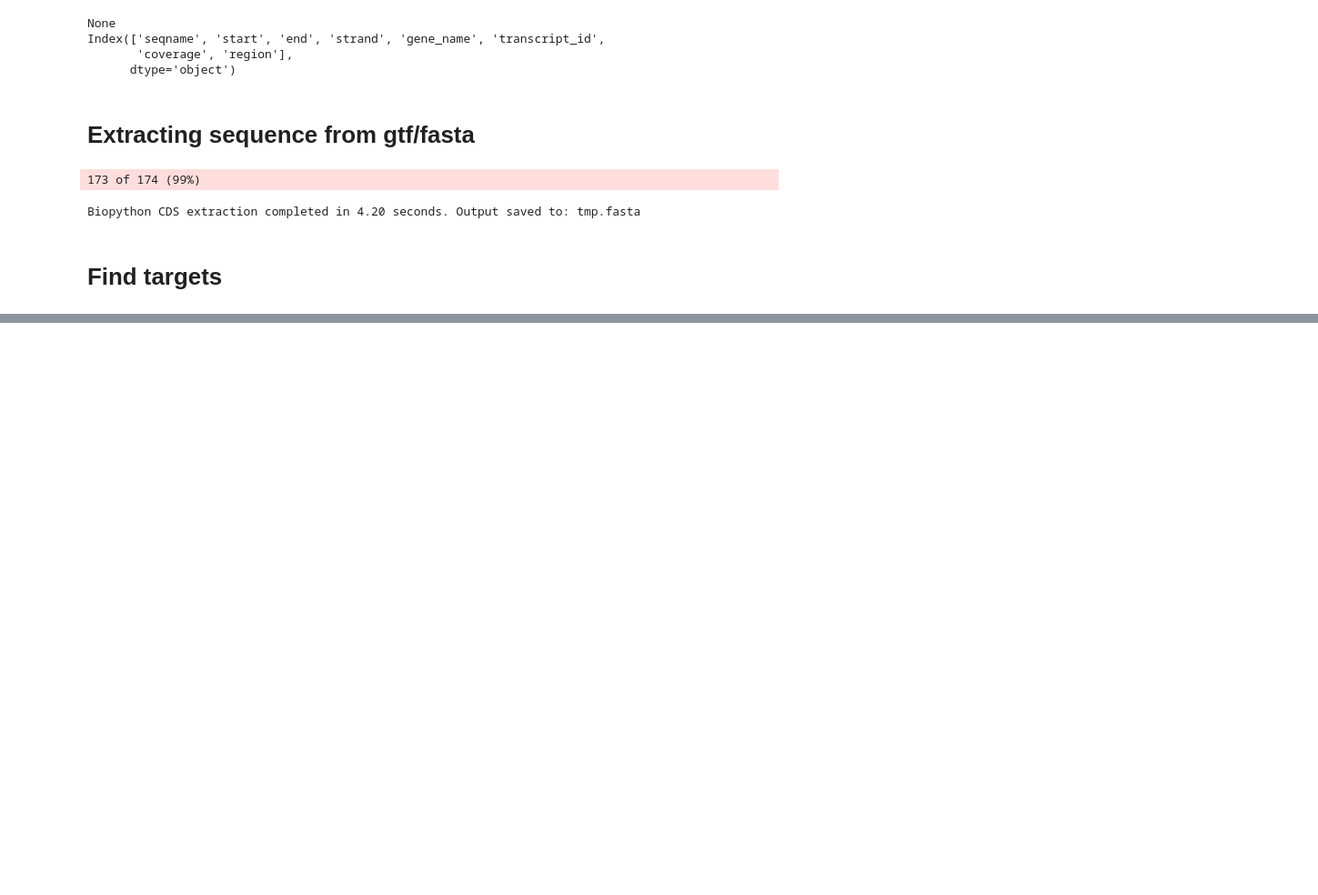
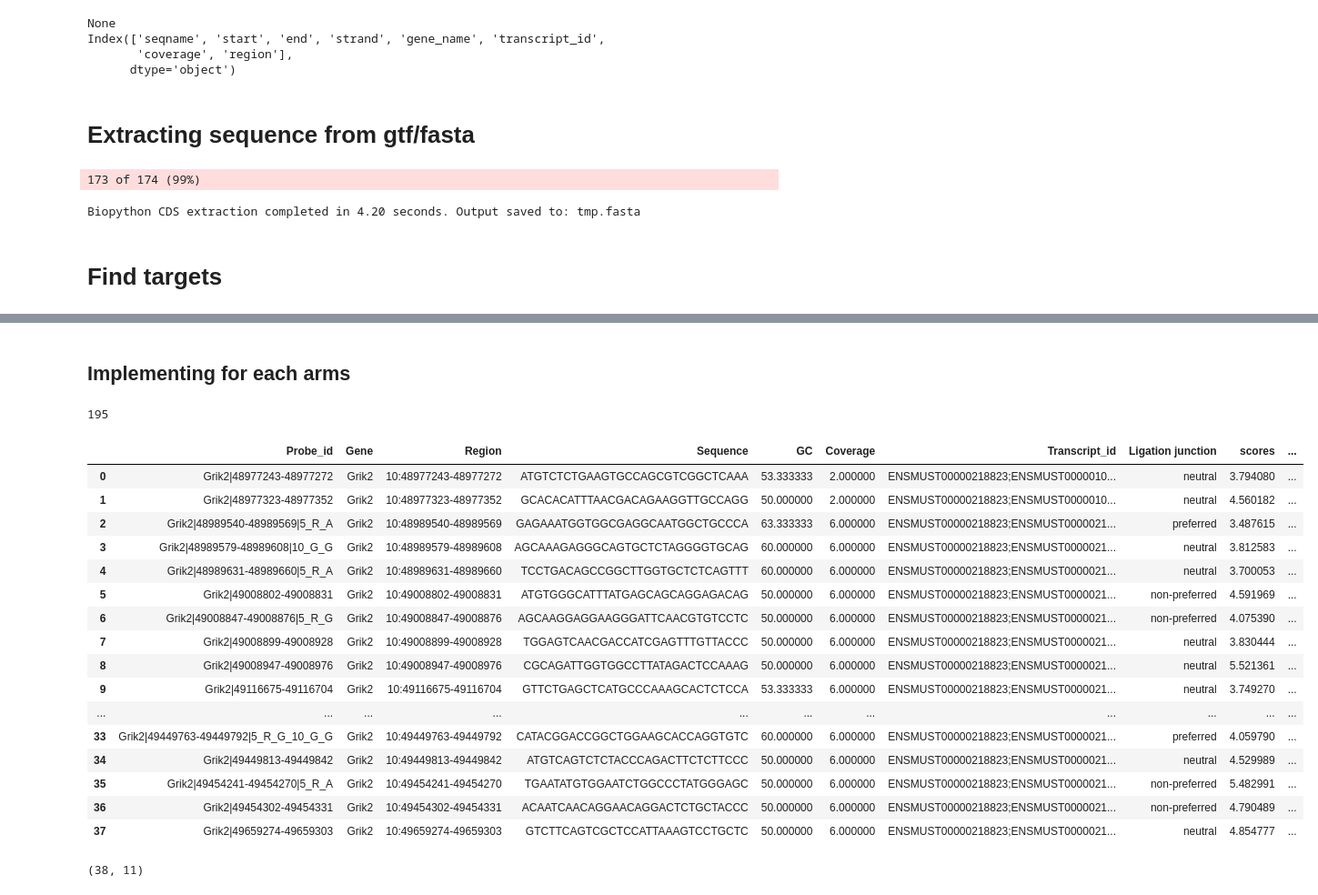
Before and after one commit to Moldia/PLP_directRNA_design_V2, a Jupyter notebook: codes/Developing.ipynb, the cells around one changed output, grey strips where cells are left out. Shown: that part at 91% size. Cells and saved outputs as stored; diff of their text form; code cells hidden in the pictures; blank space fills up the shorter version.

```diff
--- a/codes/Developing.ipynb
+++ b/codes/Developing.ipynb
@@ -693,0 +795,2 @@ executing.executing.NotOneValueFound: Expected one value, found 0
+# %% [markdown]
+## Implementing for each arms
@@ -693,0 +859,69 @@ executing.executing.NotOneValueFound: Expected one value, found 0
+# %%
+probes_df = pd.read_csv('../targets.txt', sep='\t')
+sequences = probes_df['Sequence']
+scores = [score_padlock_probe(seq) for seq in sequences]
+probes_df['scores'] = scores
+# Analyze distribution and suggest a cutoff
+suggested_cutoff = analyze_scores(scores, percentile=5)
+probes_df[probes_df['scores'] <= suggested_cutoff].shape[0]
+
+#  visualize_score_distribution(scores, suggested_cutoff)
+
+# print(f"Suggested cutoff based on top 5%: {suggested_cutoff:.2f}")
+
+#probes_df = probes_df[probes_df['scores'] <= suggested_cutoff]
+# Select probes with scores below the cutoff
+#selected_probes = [seq for seq, score in zip(sequences, scores) if score <= suggested_cutoff]
+#print(f"Selected probes: {selected_probes}")
+#print(suggested_cutoff)
+
+#probes_df = probes_df[probes_df['scores'] <= suggested_cutoff]
+# %% [output]
+195
+# %%
+min_distance = 10 # Define the minimum distance
+
+def filter_probes_by_distance(group, min_distance):
+    # Extract start and end coordinates from the 'Region' column
+    group['Start'] = group['Region'].apply(lambda x: int(x.split(':')[1].split('-')[0]))
+    group['End'] = group['Region'].apply(lambda x: int(x.split(':')[1].split('-')[1]))
+
+    # Sort by start coordinate
+    group = group.sort_values(by='Start')
+
+    # Filter probes based on the minimum distance
+    filtered_probes = []
+    last_end = -min_distance  # Initialize with a value that ensures the first probe is included
+
+    for idx, row in group.iterrows():
+        if row['Start'] - last_end >= min_distance:
+            filtered_probes.append(row)
+            last_end = row['End']
+
+    return pd.DataFrame(filtered_probes)
+
+def filter_by_junction(probes_df)
+# Apply the filtering function to each group
+filtered_probes_df = probes_df.groupby('Gene').apply(lambda x: filter_probes_by_distance(x, min_distance)).reset_index(drop=True)
+# %% [output]
+|  | Probe_id | Gene | Region | Sequence | GC | Coverage | Transcript_id | Ligation junction | scores | ... |
+| 0 | Grik2|48977243-48977272 | Grik2 | 10:48977243-48977272 | ATGTCTCTGAAGTGCCAGCGTCGGCTCAAA | 53.333333 | 2.000000 | ENSMUST00000218823;ENSMUST0000010... | neutral | 3.794080 | ... |
+| 1 | Grik2|48977323-48977352 | Grik2 | 10:48977323-48977352 | GCACACATTTAACGACAGAAGGTTGCCAGG | 50.000000 | 2.000000 | ENSMUST00000218823;ENSMUST0000010... | neutral | 4.560182 | ... |
+| 2 | Grik2|48989540-48989569|5_R_A | Grik2 | 10:48989540-48989569 | GAGAAATGGTGGCGAGGCAATGGCTGCCCA | 63.333333 | 6.000000 | ENSMUST00000218823;ENSMUST0000021... | preferred | 3.487615 | ... |
+| 3 | Grik2|48989579-48989608|10_G_G | Grik2 | 10:48989579-48989608 | AGCAAAGAGGGCAGTGCTCTAGGGGTGCAG | 60.000000 | 6.000000 | ENSMUST00000218823;ENSMUST0000021... | neutral | 3.812583 | ... |
+| 4 | Grik2|48989631-48989660|5_R_A | Grik2 | 10:48989631-48989660 | TCCTGACAGCCGGCTTGGTGCTCTCAGTTT | 60.000000 | 6.000000 | ENSMUST00000218823;ENSMUST0000021... | neutral | 3.700053 | ... |
+| 5 | Grik2|49008802-49008831 | Grik2 | 10:49008802-49008831 | ATGTGGGCATTTATGAGCAGCAGGAGACAG | 50.000000 | 6.000000 | ENSMUST00000218823;ENSMUST0000021... | non-preferred | 4.591969 | ... |
+| 6 | Grik2|49008847-49008876|5_R_G | Grik2 | 10:49008847-49008876 | AGCAAGGAGGAAGGGATTCAACGTGTCCTC | 50.000000 | 6.000000 | ENSMUST00000218823;ENSMUST0000021... | non-preferred | 4.075390 | ... |
+| 7 | Grik2|49008899-49008928 | Grik2 | 10:49008899-49008928 | TGGAGTCAACGACCATCGAGTTTGTTACCC | 50.000000 | 6.000000 | ENSMUST00000218823;ENSMUST0000021... | neutral | 3.830444 | ... |
+| 8 | Grik2|49008947-49008976 | Grik2 | 10:49008947-49008976 | CGCAGATTGGTGGCCTTATAGACTCCAAAG | 50.000000 | 6.000000 | ENSMUST00000218823;ENSMUST0000021... | neutral | 5.521361 | ... |
+| 9 | Grik2|49116675-49116704 | Grik2 | 10:49116675-49116704 | GTTCTGAGCTCATGCCCAAAGCACTCTCCA | 53.333333 | 6.000000 | ENSMUST00000218823;ENSMUST0000021... | neutral | 3.749270 | ... |
+| ... | ... | ... | ... | ... | ... | ... | ... | ... | ... | ... |
+| 33 | Grik2|49449763-49449792|5_R_G_10_G_G | Grik2 | 10:49449763-49449792 | CATACGGACCGGCTGGAAGCACCAGGTGTC | 60.000000 | 6.000000 | ENSMUST00000218823;ENSMUST0000021... | preferred | 4.059790 | ... |
+| 34 | Grik2|49449813-49449842 | Grik2 | 10:49449813-49449842 | ATGTCAGTCTCTACCCAGACTTCTCTTCCC | 50.000000 | 6.000000 | ENSMUST00000218823;ENSMUST0000021... | neutral | 4.529989 | ... |
+| 35 | Grik2|49454241-49454270|5_R_A | Grik2 | 10:49454241-49454270 | TGAATATGTGGAATCTGGCCCTATGGGAGC | 50.000000 | 6.000000 | ENSMUST00000218823;ENSMUST0000021... | non-preferred | 5.482991 | ... |
+| 36 | Grik2|49454302-49454331 | Grik2 | 10:49454302-49454331 | ACAATCAACAGGAACAGGACTCTGCTACCC | 50.000000 | 6.000000 | ENSMUST00000218823;ENSMUST0000021... | non-preferred | 4.790489 | ... |
+| 37 | Grik2|49659274-49659303 | Grik2 | 10:49659274-49659303 | GTCTTCAGTCGCTCCATTAAAGTCCTGCTC | 50.000000 | 6.000000 | ENSMUST00000218823;ENSMUST0000021... | neutral | 4.854777 | ... |
+# %%
+filtered_probes_df.shape
+# %% [output]
+(38, 11)
```
Also changed, not shown: parts of 10 cells of this notebook.
